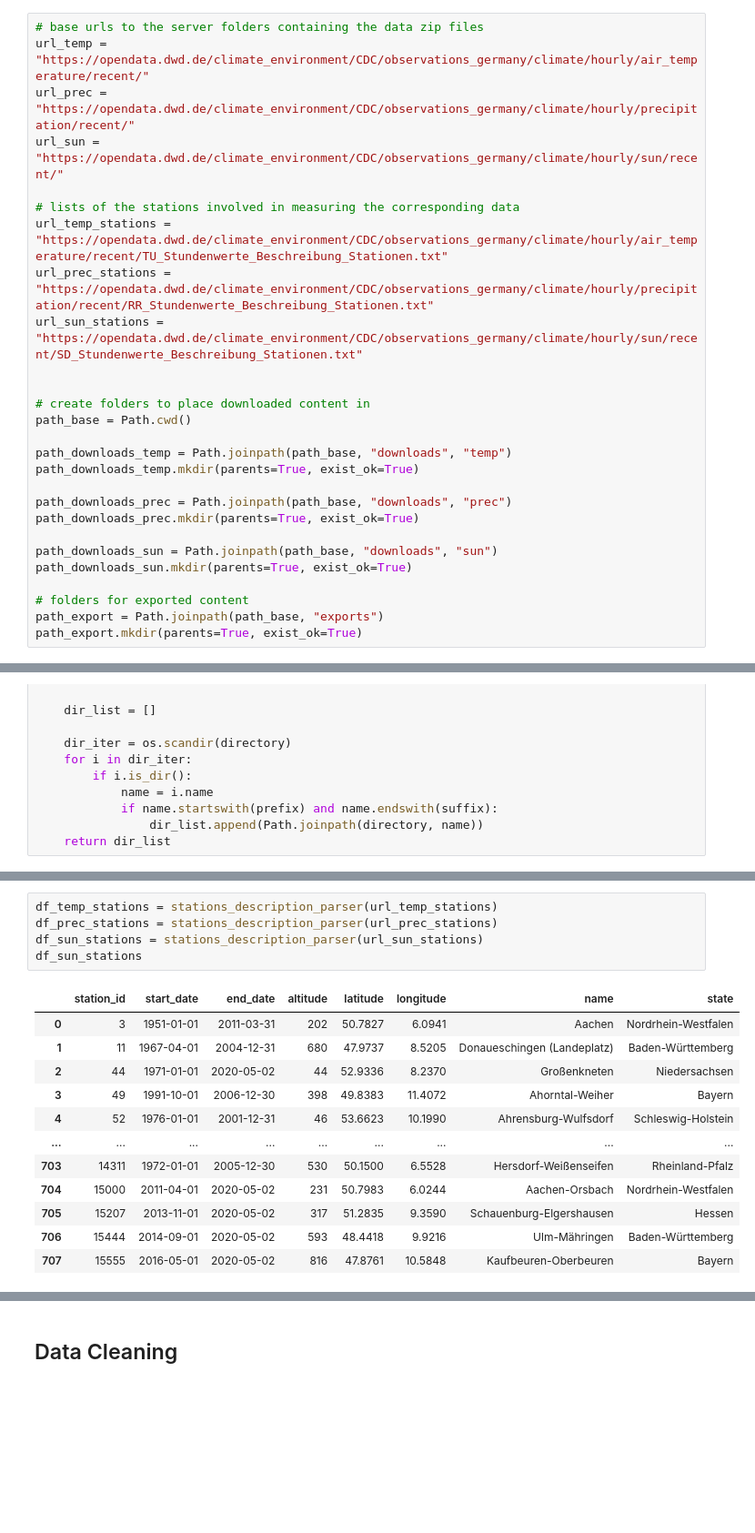
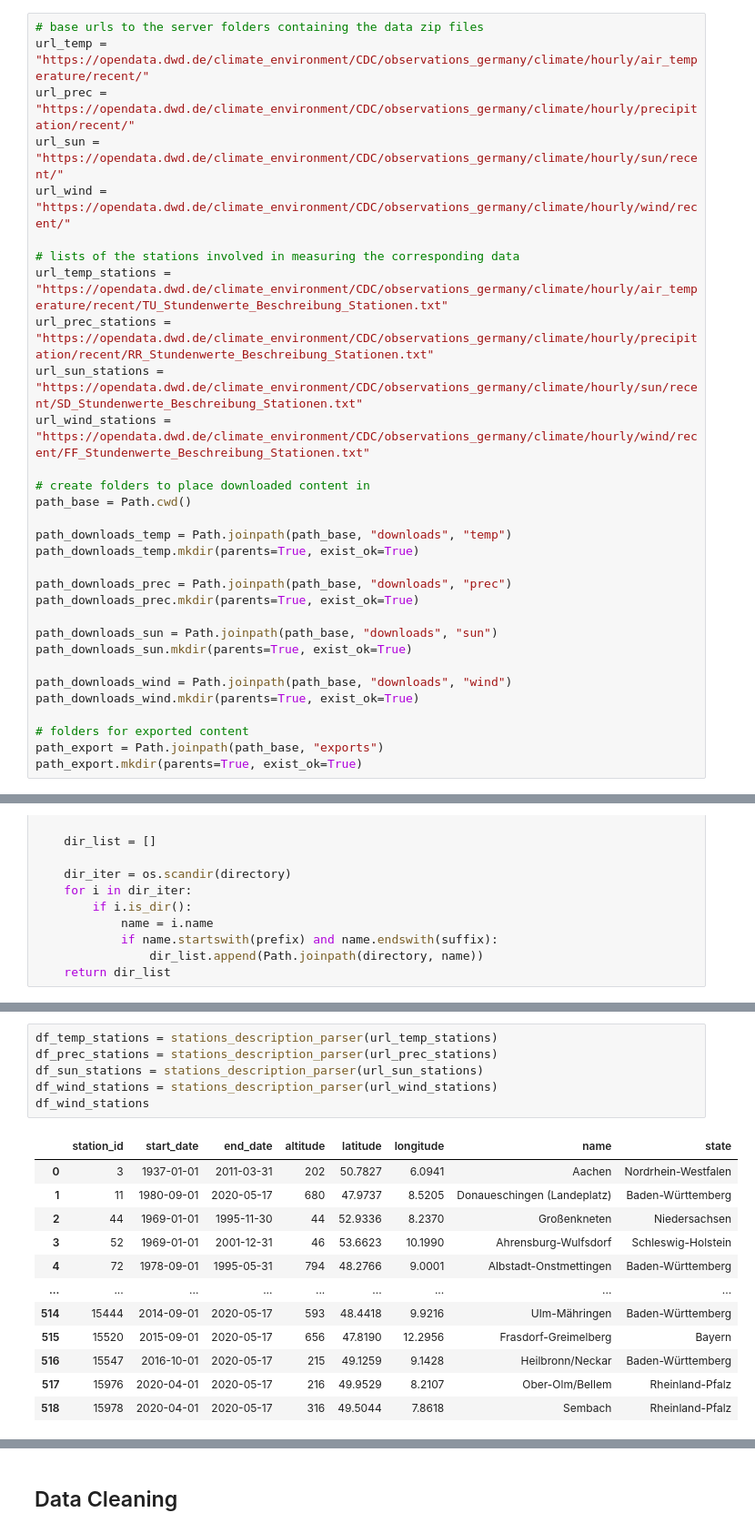
Before and after one commit to fynnwi/dppd_weather, a Jupyter notebook: notebooks/01 – Download Temperature, Precipitation, Sun Data.ipynb, the cells around one changed output, grey strips where cells are left out. Shown at 91% size. Drawn from its saved outputs; the diff is of its cells as text; blank space fills up the shorter version.

```diff
--- a/notebooks/01 – Download Temperature, Precipitation, Sun Data.ipynb
+++ b/notebooks/01 – Download Temperature, Precipitation, Sun Data.ipynb
@@ -32,12 +33,13 @@ import pandas as pd
 url_temp = "https://opendata.dwd.de/climate_environment/CDC/observations_germany/climate/hourly/air_temperature/recent/"
 url_prec = "https://opendata.dwd.de/climate_environment/CDC/observations_germany/climate/hourly/precipitation/recent/"
 url_sun = "https://opendata.dwd.de/climate_environment/CDC/observations_germany/climate/hourly/sun/recent/"
+url_wind = "https://opendata.dwd.de/climate_environment/CDC/observations_germany/climate/hourly/wind/recent/"
 
 # lists of the stations involved in measuring the corresponding data
 url_temp_stations = "https://opendata.dwd.de/climate_environment/CDC/observations_germany/climate/hourly/air_temperature/recent/TU_Stundenwerte_Beschreibung_Stationen.txt"
 url_prec_stations = "https://opendata.dwd.de/climate_environment/CDC/observations_germany/climate/hourly/precipitation/recent/RR_Stundenwerte_Beschreibung_Stationen.txt"
 url_sun_stations = "https://opendata.dwd.de/climate_environment/CDC/observations_germany/climate/hourly/sun/recent/SD_Stundenwerte_Beschreibung_Stationen.txt"
-
+url_wind_stations = "https://opendata.dwd.de/climate_environment/CDC/observations_germany/climate/hourly/wind/recent/FF_Stundenwerte_Beschreibung_Stationen.txt"
 
 # create folders to place downloaded content in
 path_base = Path.cwd()
@@ -51,6 +53,9 @@ path_downloads_prec.mkdir(parents=True, exist_ok=True)
 path_downloads_sun = Path.joinpath(path_base, "downloads", "sun")
 path_downloads_sun.mkdir(parents=True, exist_ok=True)
 
+path_downloads_wind = Path.joinpath(path_base, "downloads", "wind")
+path_downloads_wind.mkdir(parents=True, exist_ok=True)
+
 # folders for exported content
 path_export = Path.joinpath(path_base, "exports")
 path_export.mkdir(parents=True, exist_ok=True)
@@ -391,18 +421,19 @@ df_sun
 # %%
 df_temp_stations = stations_description_parser(url_temp_stations)
 df_prec_stations = stations_description_parser(url_prec_stations)
 df_sun_stations = stations_description_parser(url_sun_stations)
-df_sun_stations
+df_wind_stations = stations_description_parser(url_wind_stations)
+df_wind_stations
 # %% [output]
 |  | station_id | start_date | end_date | altitude | latitude | longitude | name | state |
-| 0 | 3 | 1951-01-01 | 2011-03-31 | 202 | 50.7827 | 6.0941 | Aachen | Nordrhein-Westfalen |
-| 1 | 11 | 1967-04-01 | 2004-12-31 | 680 | 47.9737 | 8.5205 | Donaueschingen (Landeplatz) | Baden-Württemberg |
-| 2 | 44 | 1971-01-01 | 2020-05-02 | 44 | 52.9336 | 8.2370 | Großenkneten | Niedersachsen |
-| 3 | 49 | 1991-10-01 | 2006-12-30 | 398 | 49.8383 | 11.4072 | Ahorntal-Weiher | Bayern |
-| 4 | 52 | 1976-01-01 | 2001-12-31 | 46 | 53.6623 | 10.1990 | Ahrensburg-Wulfsdorf | Schleswig-Holstein |
+| 0 | 3 | 1937-01-01 | 2011-03-31 | 202 | 50.7827 | 6.0941 | Aachen | Nordrhein-Westfalen |
+| 1 | 11 | 1980-09-01 | 2020-05-17 | 680 | 47.9737 | 8.5205 | Donaueschingen (Landeplatz) | Baden-Württemberg |
+| 2 | 44 | 1969-01-01 | 1995-11-30 | 44 | 52.9336 | 8.2370 | Großenkneten | Niedersachsen |
+| 3 | 52 | 1969-01-01 | 2001-12-31 | 46 | 53.6623 | 10.1990 | Ahrensburg-Wulfsdorf | Schleswig-Holstein |
+| 4 | 72 | 1978-09-01 | 1995-05-31 | 794 | 48.2766 | 9.0001 | Albstadt-Onstmettingen | Baden-Württemberg |
 | ... | ... | ... | ... | ... | ... | ... | ... | ... |
-| 703 | 14311 | 1972-01-01 | 2005-12-30 | 530 | 50.1500 | 6.5528 | Hersdorf-Weißenseifen | Rheinland-Pfalz |
-| 704 | 15000 | 2011-04-01 | 2020-05-02 | 231 | 50.7983 | 6.0244 | Aachen-Orsbach | Nordrhein-Westfalen |
-| 705 | 15207 | 2013-11-01 | 2020-05-02 | 317 | 51.2835 | 9.3590 | Schauenburg-Elgershausen | Hessen |
-| 706 | 15444 | 2014-09-01 | 2020-05-02 | 593 | 48.4418 | 9.9216 | Ulm-Mähringen | Baden-Württemberg |
-| 707 | 15555 | 2016-05-01 | 2020-05-02 | 816 | 47.8761 | 10.5848 | Kaufbeuren-Oberbeuren | Bayern |
+| 514 | 15444 | 2014-09-01 | 2020-05-17 | 593 | 48.4418 | 9.9216 | Ulm-Mähringen | Baden-Württemberg |
+| 515 | 15520 | 2015-09-01 | 2020-05-17 | 656 | 47.8190 | 12.2956 | Frasdorf-Greimelberg | Bayern |
+| 516 | 15547 | 2016-10-01 | 2020-05-17 | 215 | 49.1259 | 9.1428 | Heilbronn/Neckar | Baden-Württemberg |
+| 517 | 15976 | 2020-04-01 | 2020-05-17 | 216 | 49.9529 | 8.2107 | Ober-Olm/Bellem | Rheinland-Pfalz |
+| 518 | 15978 | 2020-04-01 | 2020-05-17 | 316 | 49.5044 | 7.8618 | Sembach | Rheinland-Pfalz |
```
Also changed, not shown: parts of 18 cells of this notebook, 30 other files.
